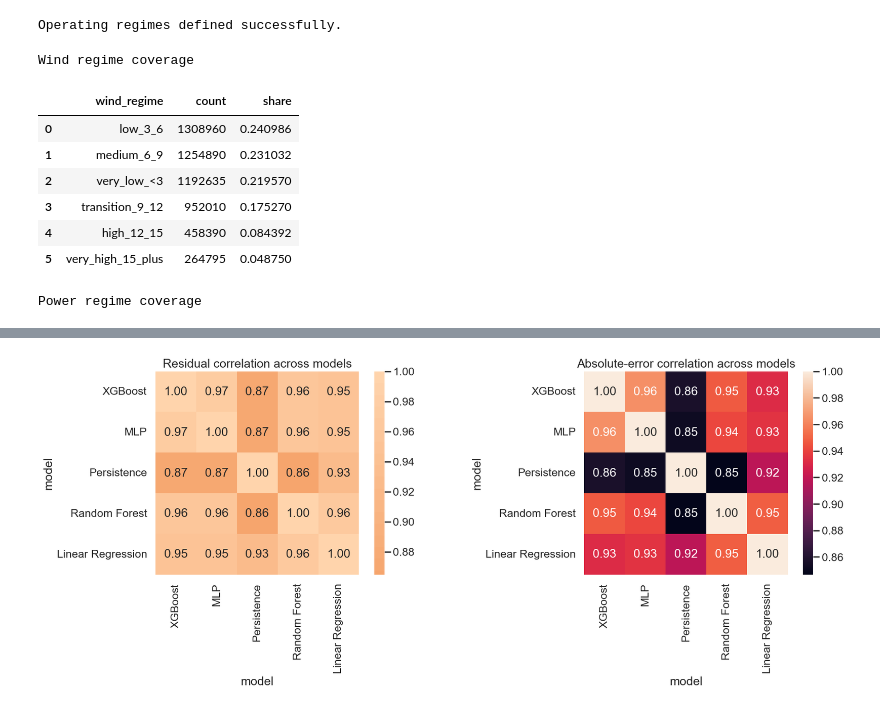
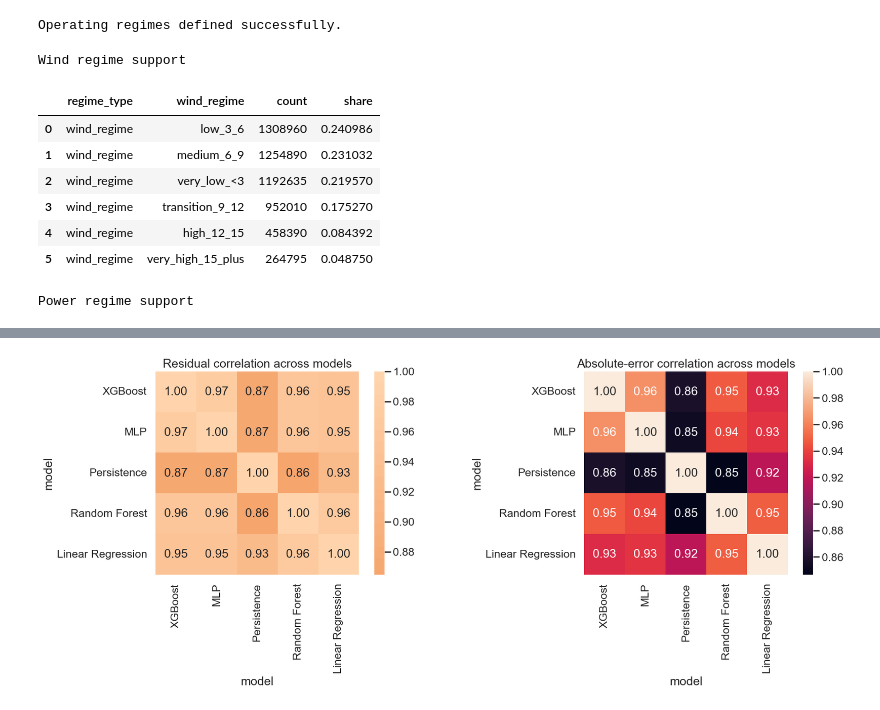
Before and after one commit to Dionysis33/WindPower_DigitalTwin, a Jupyter notebook: notebooks/08_residual_diagnostics_and_operating_regimes.ipynb, the cells around one changed output, grey strips where cells are left out. Drawn from its saved outputs; the diff is of its cells as text; code cells hidden in the pictures.

Commit message:
feat(nb08): strengthen residual diagnostics and benchmark-safe exports

```diff
--- a/notebooks/08_residual_diagnostics_and_operating_regimes.ipynb
+++ b/notebooks/08_residual_diagnostics_and_operating_regimes.ipynb
@@ -61,15 +70,12 @@ import matplotlib.pyplot as plt
 import seaborn as sns
 from IPython.display import display
 
-# Προαιρετικά: κρατάμε το output πιο καθαρό
+# Κρατάμε το output καθαρό και σταθερό για thesis-ready reruns.
 warnings.filterwarnings("ignore")
-
-# Βασικό visual style για thesis-ready plots
 sns.set_theme(style="whitegrid", context="talk")
 
-# Display options για πιο καθαρούς πίνακες
 pd.set_option("display.max_columns", 100)
-pd.set_option("display.width", 140)
+pd.set_option("display.width", 160)
 pd.set_option("display.float_format", "{:,.6f}".format)
 
 print("NB08 environment initialized successfully.")
@@ -150,6 +156,9 @@ REQUIRED_TEST_COLUMNS = {
     "ws_ref",
     "hour",
     "month",
+    "hub_height_m",
+    "nominal_power_kW",
+    "turbine",
 }
 
 REQUIRED_PRED_COLUMNS = {
@@ -625,20 +635,23 @@ analysis_df = all_pred_df.merge(
     validate="many_to_one",
 )
 
-# Fail-fast null check μετά το join
+# Fail-fast null check μετά το join με το canonical backbone.
 joined_null_total = int(analysis_df[diagnostic_columns].isna().sum().sum())
 if joined_null_total > 0:
     raise ValueError(
         f"Βρέθηκαν null values μετά το join με το canonical test backbone. Null total={joined_null_total}"
     )
 
-# Residual features
+# Residual features που χρησιμοποιούνται αποκλειστικά για diagnostics.
 analysis_df["residual"] = analysis_df["y_true"] - analysis_df["y_pred"]
 analysis_df["abs_error"] = analysis_df["residual"].abs()
 analysis_df["squared_error"] = analysis_df["residual"] ** 2
 analysis_df["signed_error"] = analysis_df["residual"]
+analysis_df["underpredict_flag"] = (analysis_df["residual"] > 0).astype(int)
+analysis_df["overpredict_flag"] = (analysis_df["residual"] < 0).astype(int)
+analysis_df["near_zero_flag"] = np.isclose(analysis_df["residual"], 0.0).astype(int)
 
-# Assertion ότι είμαστε πράγματι σε test-only space
+# Assertion ότι το diagnostic space παραμένει αυστηρά test-only.
 flag_values = set(analysis_df[FLAG_COLUMN].astype(int).unique().tolist())
 if flag_values != {1}:
     raise ValueError(
@@ -747,48 +760,39 @@ print("Operating regimes defined successfully.")
 Operating regimes defined successfully.
 # %%
 # ============================================================
-# NB08 | Regime coverage audit
+# NB08 | Regime support audit
 # ============================================================
 
-wind_regime_counts = (
-    analysis_df[["wind_regime"]]
-    .value_counts(dropna=False)
-    .rename("count")
-    .reset_index()
-)
-wind_regime_counts["share"] = wind_regime_counts["count"] / wind_regime_counts["count"].sum()
+def build_regime_support_table(df: pd.DataFrame, regime_col: str) -> pd.DataFrame:
+    support = (
+        df[[regime_col]]
+        .value_counts(dropna=False)
+        .rename("count")
+        .reset_index()
+    )
+    support["share"] = support["count"] / support["count"].sum()
+    support.insert(0, "regime_type", regime_col)
+    return support
 
-power_regime_counts = (
-    analysis_df[["power_regime"]]
-    .value_counts(dropna=False)
-    .rename("count")
-    .reset_index()
-)
-power_regime_counts["share"] = power_regime_counts["count"] / power_regime_counts["count"].sum()
+wind_regime_counts = build_regime_support_table(analysis_df, "wind_regime")
+power_regime_counts = build_regime_support_table(analysis_df, "power_regime")
+time_block_counts = build_regime_support_table(analysis_df, "time_block")
 
-time_block_counts = (
-    analysis_df[["time_block"]]
-    .value_counts(dropna=False)
-    .rename("count")
-    .reset_index()
-)
-time_block_counts["share"] = time_block_counts["count"] / time_block_counts["count"].sum()
-
-print("Wind regime coverage")
+print("Wind regime support")
 display(wind_regime_counts)
 
-print("Power regime coverage")
+print("Power regime support")
 display(power_regime_counts)
 
-print("Time-block coverage")
+print("Time-block support")
 display(time_block_counts)
 # %% [output]
-Wind regime coverage
+Wind regime support
-|  | wind_regime | count | share |
-| 0 | low_3_6 | 1308960 | 0.240986 |
-| 1 | medium_6_9 | 1254890 | 0.231032 |
-| 2 | very_low_<3 | 1192635 | 0.219570 |
-| 3 | transition_9_12 | 952010 | 0.175270 |
-| 4 | high_12_15 | 458390 | 0.084392 |
-| 5 | very_high_15_plus | 264795 | 0.048750 |
+|  | regime_type | wind_regime | count | share |
+| 0 | wind_regime | low_3_6 | 1308960 | 0.240986 |
+| 1 | wind_regime | medium_6_9 | 1254890 | 0.231032 |
+| 2 | wind_regime | very_low_<3 | 1192635 | 0.219570 |
+| 3 | wind_regime | transition_9_12 | 952010 | 0.175270 |
+| 4 | wind_regime | high_12_15 | 458390 | 0.084392 |
+| 5 | wind_regime | very_high_15_plus | 264795 | 0.048750 |
-Power regime coverage
+Power regime support
```
Also changed, not shown: parts of 37 cells of this notebook.
